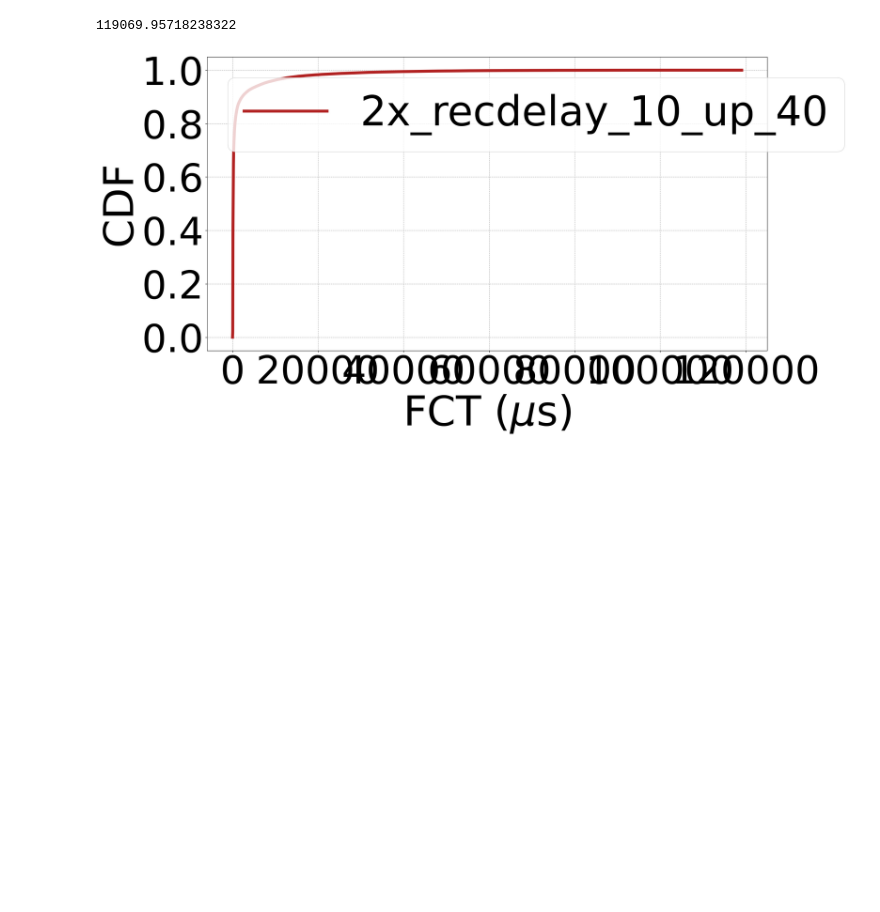
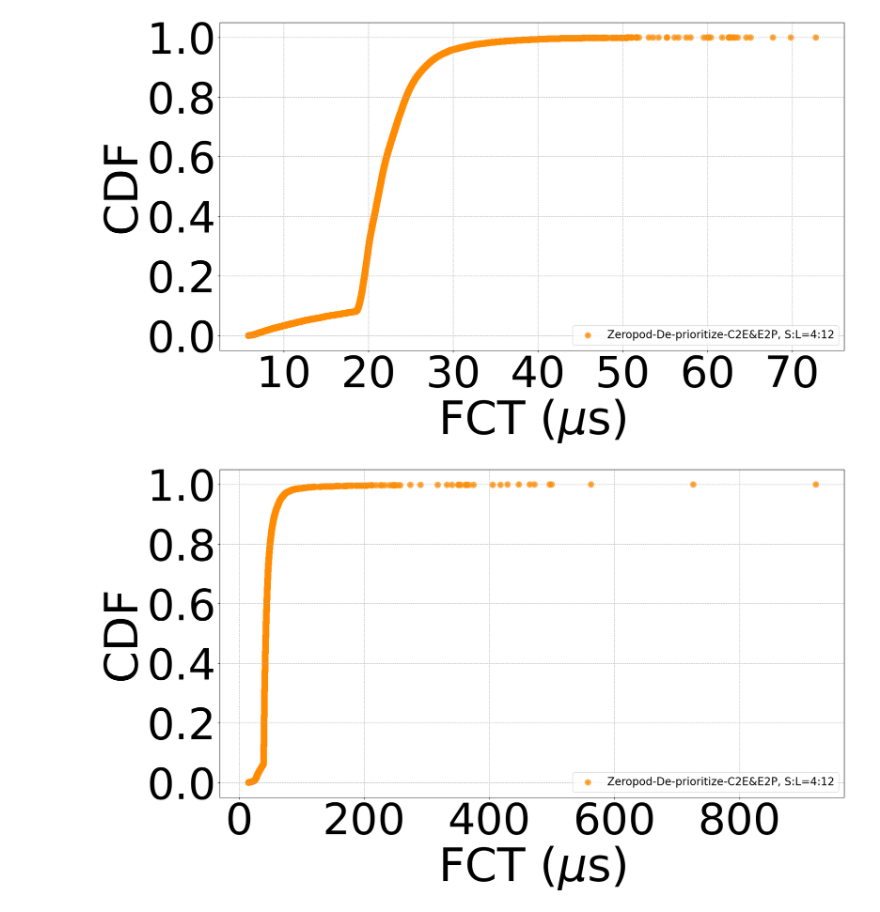
Before and after one commit to albertc-thu/draw-codes, a Jupyter notebook: CDF_fct.ipynb, the cells around one changed output. Cells and saved outputs as stored; diff of their text form; code cells hidden in the pictures; blank space fills up the shorter version.

```diff
--- a/CDF_fct.ipynb
+++ b/CDF_fct.ipynb
@@ -75,8 +97,11 @@ for scheme in schemes:
 # %%
 my_fontsize = 85
 NUM_BINS = 50000
-colors = ['firebrick', 'darkblue', 'yellow', 'green']
-linestyles = ["solid", "--"]
+colors = ["darkorange", "forestgreen", "royalblue", "darkorchid"]
+linestyles = ["solid", "--", "solid", "--"]
+# schemes_label = ["flashpod-multipods", "flashpod-singlepod", "dctcp-multipods", "dctcp-singlepod"]
+# schemes_label = ["flashpod-singlepod", "dctcp-singlepod"]
+# schemes_label = ["flashpod-multipods", "dctcp-multipods"]
 def get_slowdown_percentile(x, flowsize, slowdown, percent=99):
     index = np.searchsorted(flowsize, x, side='right') - 1
     if index < 0:
@@ -84,7 +109,7 @@ def get_slowdown_percentile(x, flowsize, slowdown, percent=99):
     else:
         return np.percentile(slowdown[:index+1], percent)
 
-def fct_bar_plot(mode, labels, workload, flow_range='all', pods="all"):
+def cdf(mode, labels, workload, flow_range='all', pods="all"):
     # fig, axs = plt.subplots(nrows=2, ncols=3, figsize=my_figsize)
     _, ax = plt.subplots(figsize=my_figsize)
     plt.subplots_adjust(left=0.16, right=0.96, bottom=0.2, top=0.9)
@@ -125,40 +150,49 @@ def fct_bar_plot(mode, labels, workload, flow_range='all', pods="all"):
             # 计算CDF
             sorted_data = np.sort(fct)
             if workload == "W5_0.1" and i == 0:
                 print(sorted_data)
             yvals = np.arange(len(sorted_data))/float(len(sorted_data))
 
 
             # 绘制CDF
-            ax.plot(sorted_data[1:], yvals[1:], label=labels[i], linewidth=6, color = colors[i], linestyle=linestyles[i], alpha=1)
+            ax.scatter(sorted_data[1:], yvals[1:], label=labels[i], linewidth=6, color = colors[i], linestyle=linestyles[i], alpha=0.7)
 
         # ax.set_xticks(fontsize=my_fontsize)
         # ax.set_yticks(fontsize=my_fontsize)
         ax.tick_params(axis='both', which='major')
         # ax.set_xlim([3,30])
         # ax.set_xscale('log')
         # ax.set_yscale('log')
 
         # ax.set_xlim(0.9, 2)
         ax.grid(True, linestyle='dashed')
         # if plot_index == 3:
         ax.set_xlabel(r'FCT ($\mu$s)', fontsize=my_fontsize)
         plt.xticks(fontsize=my_fontsize-5)
         plt.yticks(fontsize=my_fontsize-5)
 
         ax.set_ylabel("CDF", fontsize = my_fontsize)
         # ax.set_title(workload, fontsize=my_fontsize)
         # if plot_index == 4:
-        ax.legend(ncol=1, loc="upper left", fontsize=my_fontsize)
+        ax.legend(ncol=1, loc="lower right", fontsize=20)
         # ax.legend(ncol=1, loc="upper right", bbox_to_anchor=(2, 1), fontsize=15)
     # axs[1,2].axis('off')
-
-
-# fct_bar_plot("99p", labels, workloads, flow_range='Mice', pods='multipods')
-# fct_bar_plot("99p", schemes_label, workloads, flow_range='Mice', pods='intra-pod')
-# fct_bar_plot("99p", schemes_label, workloads, flow_range='Mice', pods='inter-pod')
-fct_bar_plot("99p", schemes_label, workloads, flow_range='Mice', pods='all')
+schemes_label = [
+                #  'Zeropod-NSDI24',
+                #  'Zeropod-De-prioritize-C2E',
+                 'Zeropod-De-prioritize-C2E&E2P, S:L=4:12',
+                 'Zeropod-De-prioritize-nothing, S:L=4:12',
+                 'Zeropod-De-prioritize-C2E&E2P, S:L=1:6',
+                 'Zeropod-De-prioritize-nothing, S:L=1:6',
+                #  'small_core:large_core = 1:15_supress_c2e', 'small_core:large_core = 2:14_supress_c2e', 'small_core:large_core = 4:12_supress_c2e', 'small_core:large_core = 4:6_supress_c2e', 'small_core:large_core = 8:8_supress_c2e', 'select_core_according_to_flow_size_8_8_small_c2e_half_priority', 'DCTCP', 'Zeropod-work-together',
+                #  'DCTCP',
+                 'DCTCP-corrected-ECMP'
+                 ]
+# cdf("99p", labels, workloads, flow_range='Mice', pods='multipods')
+cdf("99p", schemes_label, workloads, flow_range='Mice', pods='intra-pod')
+cdf("99p", schemes_label, workloads, flow_range='Mice', pods='inter-pod')
+cdf("99p", schemes_label, workloads, flow_range='Mice', pods='all')
 # plt.savefig(f"../FIGS/Zeropod/singlepod/os_off_CDF.pdf")
 # %% [output]
-119069.95718238322
-[figure, old version]
+[figure, new version]
+[figure, added]
```
Also changed, not shown: parts of 3 cells of this notebook, 32 other files.
